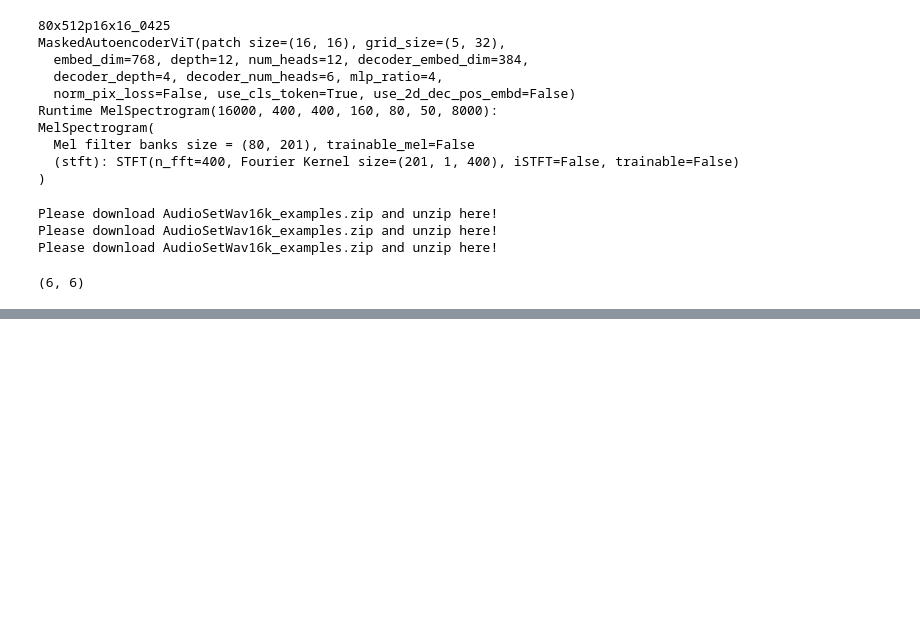
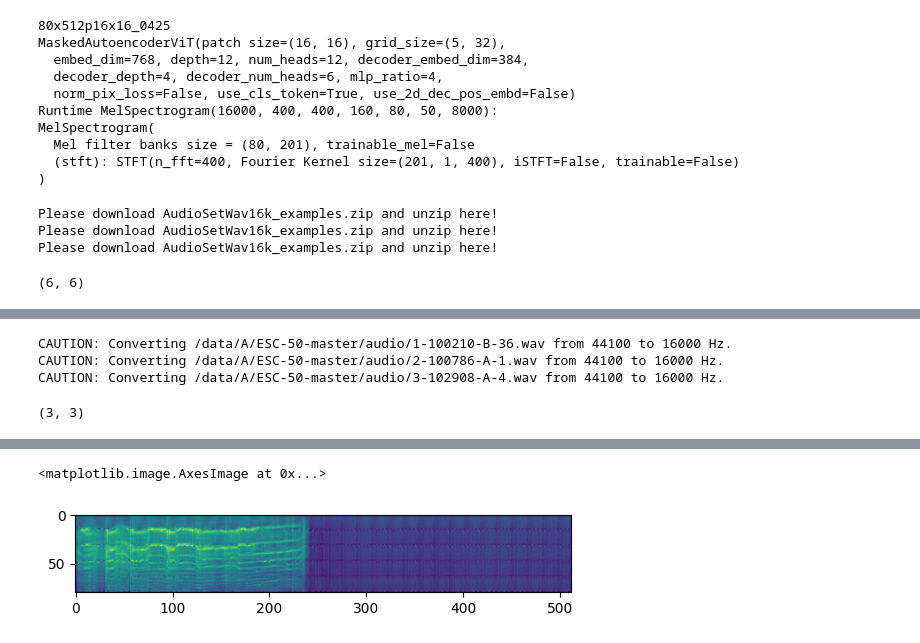
Before and after one commit to nttcslab/msm-mae, a Jupyter notebook: misc/Note_viz_and_play_reconstruction2.ipynb, the cells around one changed output, grey strips where cells are left out. Saved outputs shown, nothing was run; the diff lists cells and outputs as text; code cells hidden in the pictures; blank space fills up the shorter version.

Commit message:
Add decode_to_lms for #3.

```diff
--- a/misc/Note_viz_and_play_reconstruction2.ipynb
+++ b/misc/Note_viz_and_play_reconstruction2.ipynb
@@ -119,0 +127,33 @@ len(batch), len(captions)
+# %%
+file_def = {
+    '/data/A/ESC-50-master/audio/1-100210-B-36.wav': '1-100210-B-36.wav',
+    '/data/A/ESC-50-master/audio/2-100786-A-1.wav': '2-100786-A-1.wav',
+    '/data/A/ESC-50-master/audio/3-102908-A-4.wav': '3-102908-A-4.wav',
+}
+batch = get_batch(runtime.cfg, file_def.keys())
+captions = list(file_def.values())
+len(batch), len(captions)
+# %% [output]
+CAUTION: Converting /data/A/ESC-50-master/audio/1-100210-B-36.wav from 44100 to 16000 Hz.
+CAUTION: Converting /data/A/ESC-50-master/audio/2-100786-A-1.wav from 44100 to 16000 Hz.
+CAUTION: Converting /data/A/ESC-50-master/audio/3-102908-A-4.wav from 44100 to 16000 Hz.
+(3, 3)
+# %%
+# Convert batch audio to LMS. We need to keep the normalization stats used.
+batch_lms, norm_stats = runtime.to_normalized_spec(batch, return_stats=True)
+# Crop the input up to the model's input size
+batch_lms = batch_lms[..., :runtime.cfg.input_size[1]]
+
+# Encode entire input into embeddings.
+with torch.no_grad():
+    embeddings, mask, ids_restore = runtime.backbone.forward_encoder(batch_lms, mask_ratio=0.)
+
+# Decode embeddings to LMS.
+with torch.no_grad():
+    decoded_lms = decoded_lms = runtime.decode_to_lms(embeddings) # runtime.decode_to_lms(embeddings)
+
+# Revert one of the reconstruction results into an audio waveform.
+wav = runtime.lms_to_wav(decoded_lms[1], norm_stats)
+display(Audio(wav, rate=16000))
+display(plt.imshow(decoded_lms[1, 0]))
+# %% [output]
@@ -119,0 +161,2 @@ len(batch), len(captions)
+<matplotlib.image.AxesImage at 0x...>
+[figure, added]
```
Also changed, not shown: parts of 7 cells of this notebook, 1 other file.
